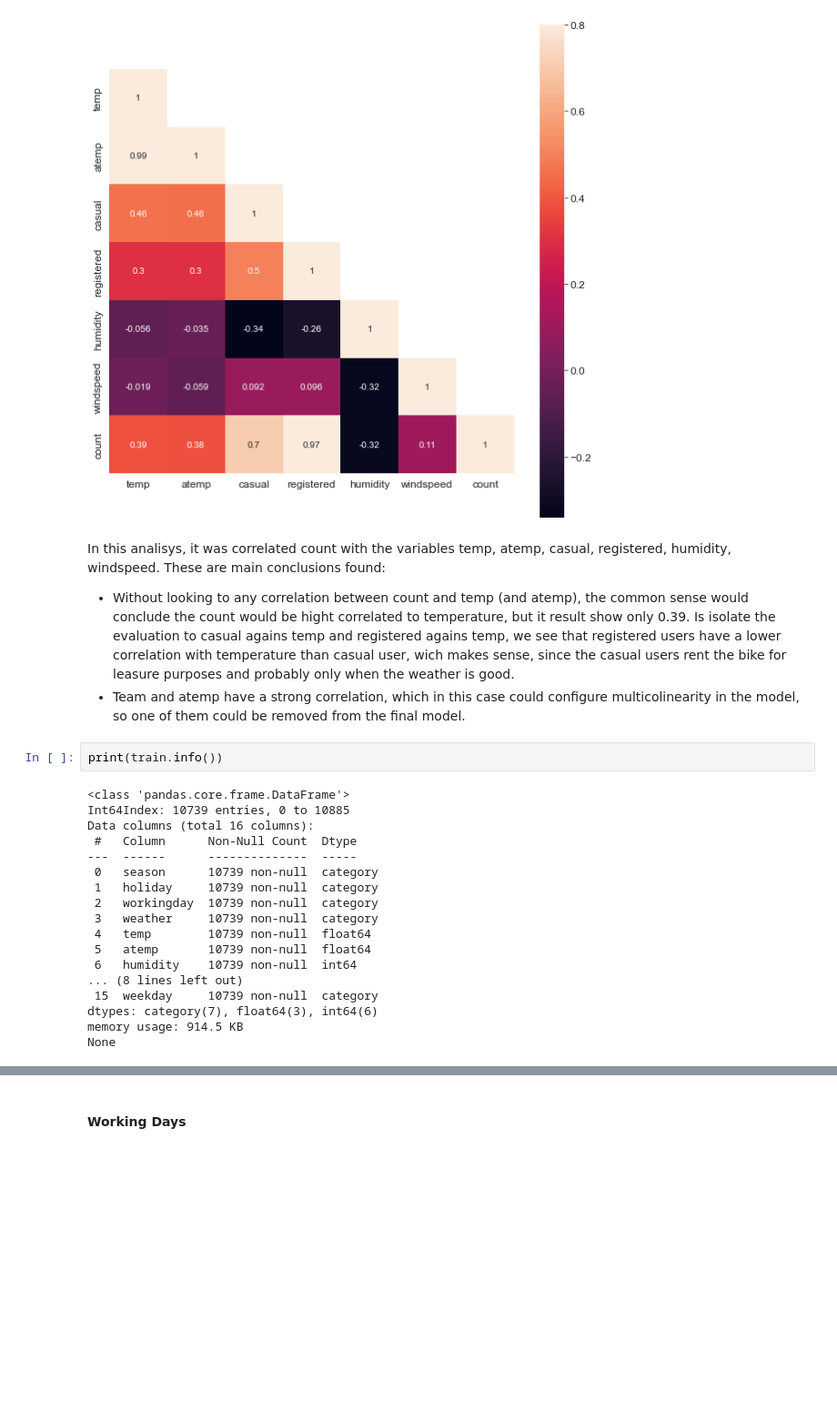
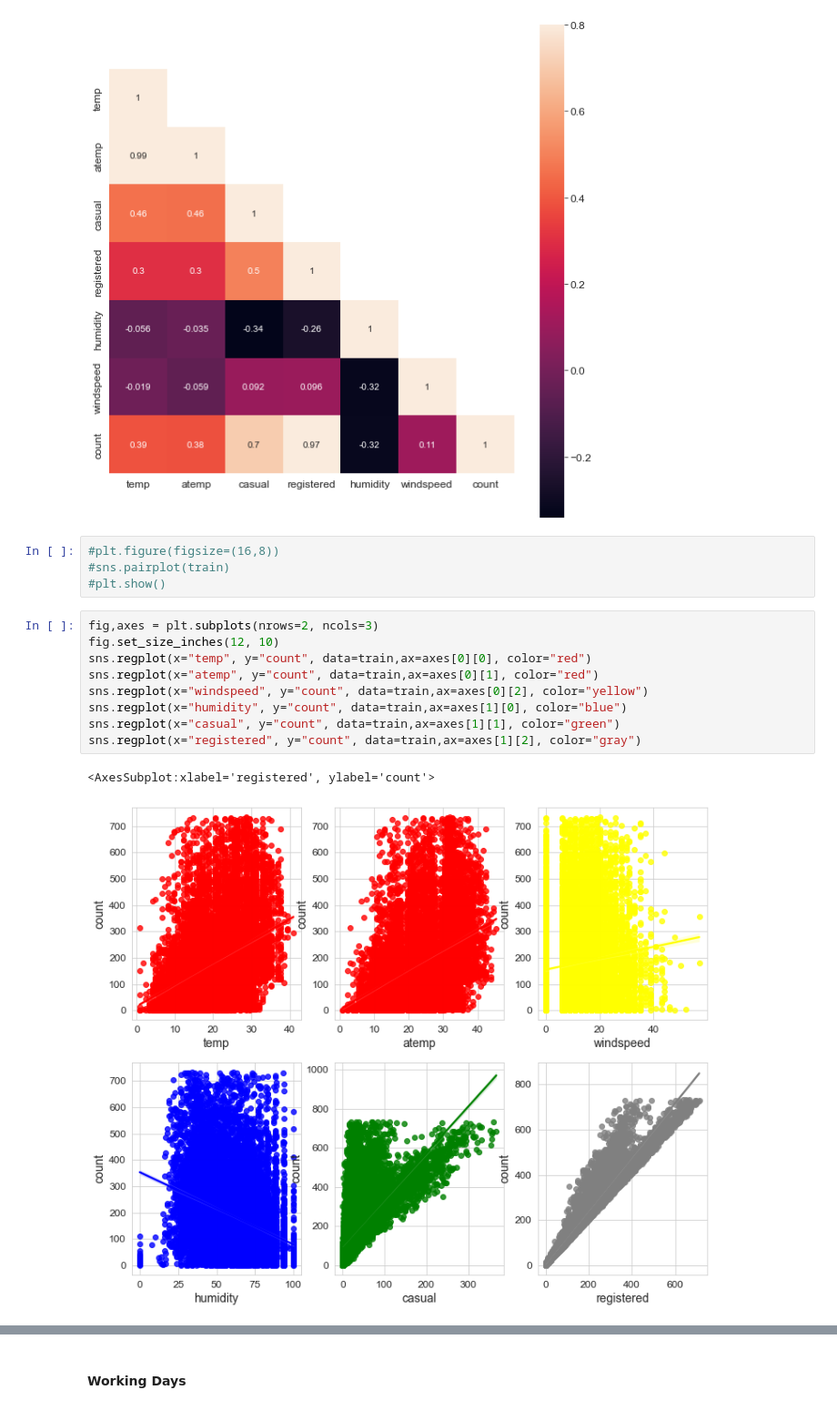
Before and after one commit to PeterStos/Bike_Sharing_Demand, a Jupyter notebook: Bike_Sharing_Demand.ipynb, the cells around one changed output, grey strips where cells are left out. Shown at 91% size. Drawn from its saved outputs; the diff is of its cells as text; blank space fills up the shorter version.

Commit message:
Update Bike_Sharing_Demand.ipynb
Add more visualization, edited some analisys

```diff
--- a/Bike_Sharing_Demand.ipynb
+++ b/Bike_Sharing_Demand.ipynb
@@ -322,27 +329,19 @@ corr_variables = train[["temp","atemp","casual","registered","humidity","windspe
 correlation_heatmap(corr_variables)
 # %% [output]
 [figure]
-# %% [markdown]
-In this analisys, it was correlated count with the variables temp, atemp, casual, registered, humidity, windspeed. These are main conclusions found:
-- Without looking to any correlation between count and temp (and atemp), the common sense would conclude the count would be hight correlated to temperature, but it result show only 0.39. Is isolate the evaluation to casual agains temp and registered agains temp, we see that registered users have a lower correlation with temperature than casual user, wich makes sense, since the casual users rent the bike for leasure purposes and probably only when the weather is good.
-- Team and atemp have a strong correlation, which in this case could configure multicolinearity in the model, so one of them could be removed from the final model.
-# %%
-print(train.info())
-# %% [output]
-<class 'pandas.core.frame.DataFrame'>
-Int64Index: 10739 entries, 0 to 10885
-Data columns (total 16 columns):
- #   Column      Non-Null Count  Dtype
----  ------      --------------  -----
- 0   season      10739 non-null  category
- 1   holiday     10739 non-null  category
- 2   workingday  10739 non-null  category
- 3   weather     10739 non-null  category
- 4   temp        10739 non-null  float64
- 5   atemp       10739 non-null  float64
- 6   humidity    10739 non-null  int64
-... (8 lines left out)
- 15  weekday     10739 non-null  category
-dtypes: category(7), float64(3), int64(6)
-memory usage: 914.5 KB
-None
+# %%
+#plt.figure(figsize=(16,8))
+#sns.pairplot(train)
+#plt.show()
+# %%
+fig,axes = plt.subplots(nrows=2, ncols=3)
+fig.set_size_inches(12, 10)
+sns.regplot(x="temp", y="count", data=train,ax=axes[0][0], color="red")
+sns.regplot(x="atemp", y="count", data=train,ax=axes[0][1], color="red")
+sns.regplot(x="windspeed", y="count", data=train,ax=axes[0][2], color="yellow")
+sns.regplot(x="humidity", y="count", data=train,ax=axes[1][0], color="blue")
+sns.regplot(x="casual", y="count", data=train,ax=axes[1][1], color="green")
+sns.regplot(x="registered", y="count", data=train,ax=axes[1][2], color="gray")
+# %% [output]
+<AxesSubplot:xlabel='registered', ylabel='count'>
+[figure, added]
```
Also changed, not shown: parts of 15 cells of this notebook.
